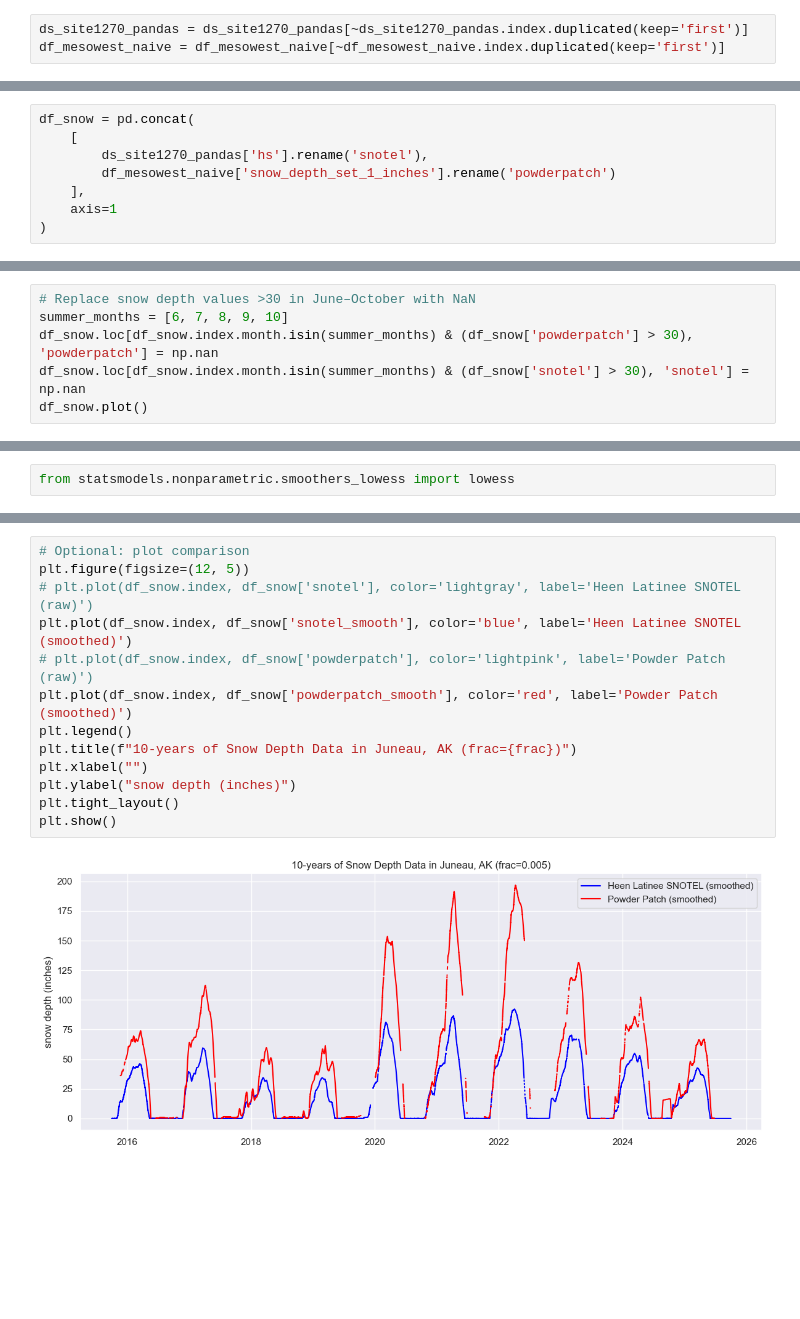
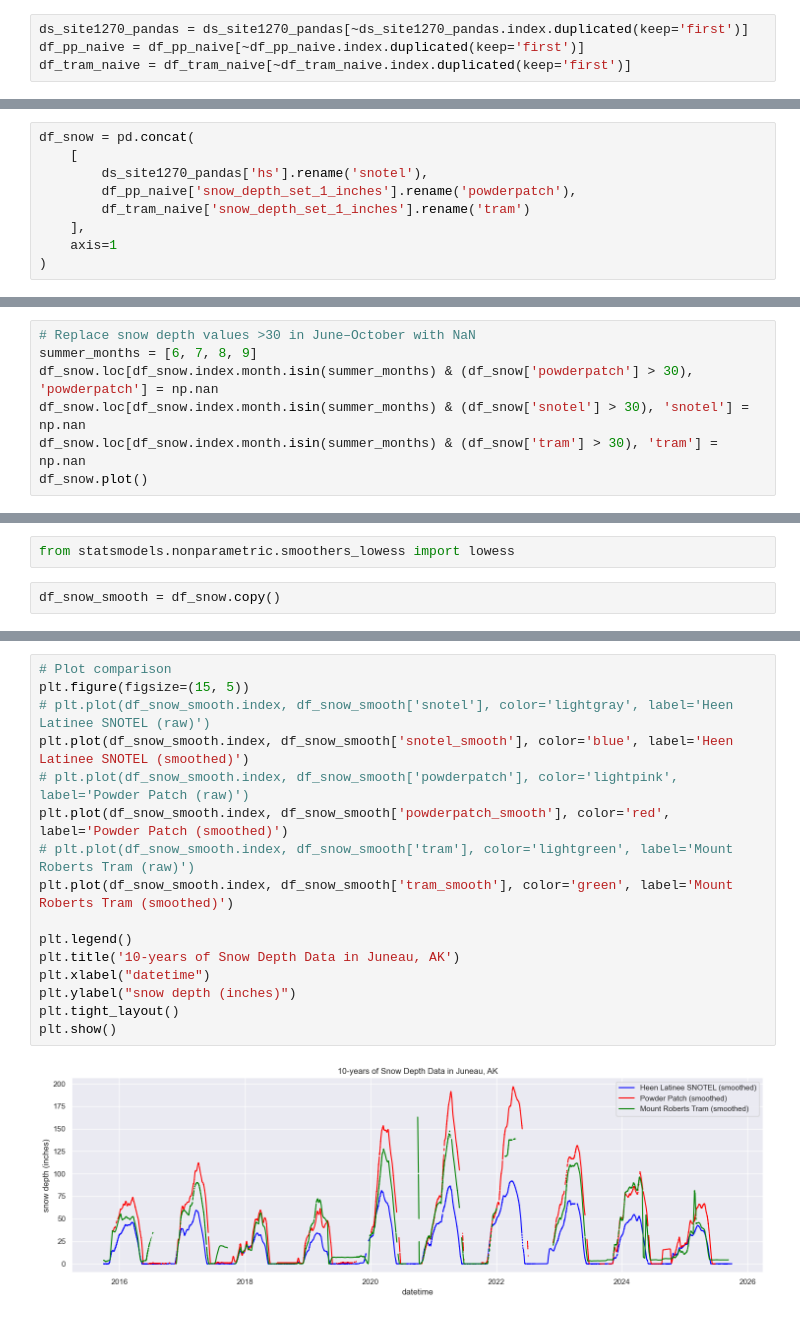
Before and after one commit to cassielumbrazo/snowdepth_teleconnections, a Jupyter notebook: 3_clean_snowdepth.ipynb, the cells around one changed output, grey strips where cells are left out. Cells and saved outputs as stored; diff of their text form; blank space fills up the shorter version.

Commit message:
added tram site for now

```diff
--- a/3_clean_snowdepth.ipynb
+++ b/3_clean_snowdepth.ipynb
@@ -157,3 +166,4 @@ df_mesowest_naive.index = df_mesowest_naive.index.tz_localize(None)
 # %%
 ds_site1270_pandas = ds_site1270_pandas[~ds_site1270_pandas.index.duplicated(keep='first')]
-df_mesowest_naive = df_mesowest_naive[~df_mesowest_naive.index.duplicated(keep='first')]
+df_pp_naive = df_pp_naive[~df_pp_naive.index.duplicated(keep='first')]
+df_tram_naive = df_tram_naive[~df_tram_naive.index.duplicated(keep='first')]
@@ -178,7 +171,8 @@ ds_site1270_pandas
 df_snow = pd.concat(
     [
         ds_site1270_pandas['hs'].rename('snotel'),
-        df_mesowest_naive['snow_depth_set_1_inches'].rename('powderpatch')
+        df_pp_naive['snow_depth_set_1_inches'].rename('powderpatch'),
+        df_tram_naive['snow_depth_set_1_inches'].rename('tram')
     ],
     axis=1
 )
@@ -190,8 +184,9 @@ df_snow.plot()
 # %%
 # Replace snow depth values >30 in June–October with NaN
-summer_months = [6, 7, 8, 9, 10]
+summer_months = [6, 7, 8, 9]
 df_snow.loc[df_snow.index.month.isin(summer_months) & (df_snow['powderpatch'] > 30), 'powderpatch'] = np.nan
 df_snow.loc[df_snow.index.month.isin(summer_months) & (df_snow['snotel'] > 30), 'snotel'] = np.nan
+df_snow.loc[df_snow.index.month.isin(summer_months) & (df_snow['tram'] > 30), 'tram'] = np.nan
 df_snow.plot()
 # %% [output]
 <Axes: xlabel='datetime'>
@@ -281,5 +284,7 @@ LOWESS Smoothing
 # %%
 from statsmodels.nonparametric.smoothers_lowess import lowess
+# %%
+df_snow_smooth = df_snow.copy()
 # %%
 # Set smoothing fraction (adjust 0.02–0.05 for more/less smoothing)
 # frac = 0.02
@@ -314,15 +325,18 @@ plt.show()
 # %%
-# Optional: plot comparison
-plt.figure(figsize=(12, 5))
-# plt.plot(df_snow.index, df_snow['snotel'], color='lightgray', label='Heen Latinee SNOTEL (raw)')
-plt.plot(df_snow.index, df_snow['snotel_smooth'], color='blue', label='Heen Latinee SNOTEL (smoothed)')
-# plt.plot(df_snow.index, df_snow['powderpatch'], color='lightpink', label='Powder Patch (raw)')
-plt.plot(df_snow.index, df_snow['powderpatch_smooth'], color='red', label='Powder Patch (smoothed)')
+# Plot comparison
+plt.figure(figsize=(15, 5))
+# plt.plot(df_snow_smooth.index, df_snow_smooth['snotel'], color='lightgray', label='Heen Latinee SNOTEL (raw)')
+plt.plot(df_snow_smooth.index, df_snow_smooth['snotel_smooth'], color='blue', label='Heen Latinee SNOTEL (smoothed)')
+# plt.plot(df_snow_smooth.index, df_snow_smooth['powderpatch'], color='lightpink', label='Powder Patch (raw)')
+plt.plot(df_snow_smooth.index, df_snow_smooth['powderpatch_smooth'], color='red', label='Powder Patch (smoothed)')
+# plt.plot(df_snow_smooth.index, df_snow_smooth['tram'], color='lightgreen', label='Mount Roberts Tram (raw)')
+plt.plot(df_snow_smooth.index, df_snow_smooth['tram_smooth'], color='green', label='Mount Roberts Tram (smoothed)')
+
 plt.legend()
-plt.title(f"10-years of Snow Depth Data in Juneau, AK (frac={frac})")
-plt.xlabel("")
+plt.title('10-years of Snow Depth Data in Juneau, AK')
+plt.xlabel("datetime")
 plt.ylabel("snow depth (inches)")
 plt.tight_layout()
 plt.show()
 # %% [output]
-[figure, old version]
+[figure, new version]
```
Also changed, not shown: parts of 32 cells of this notebook.
